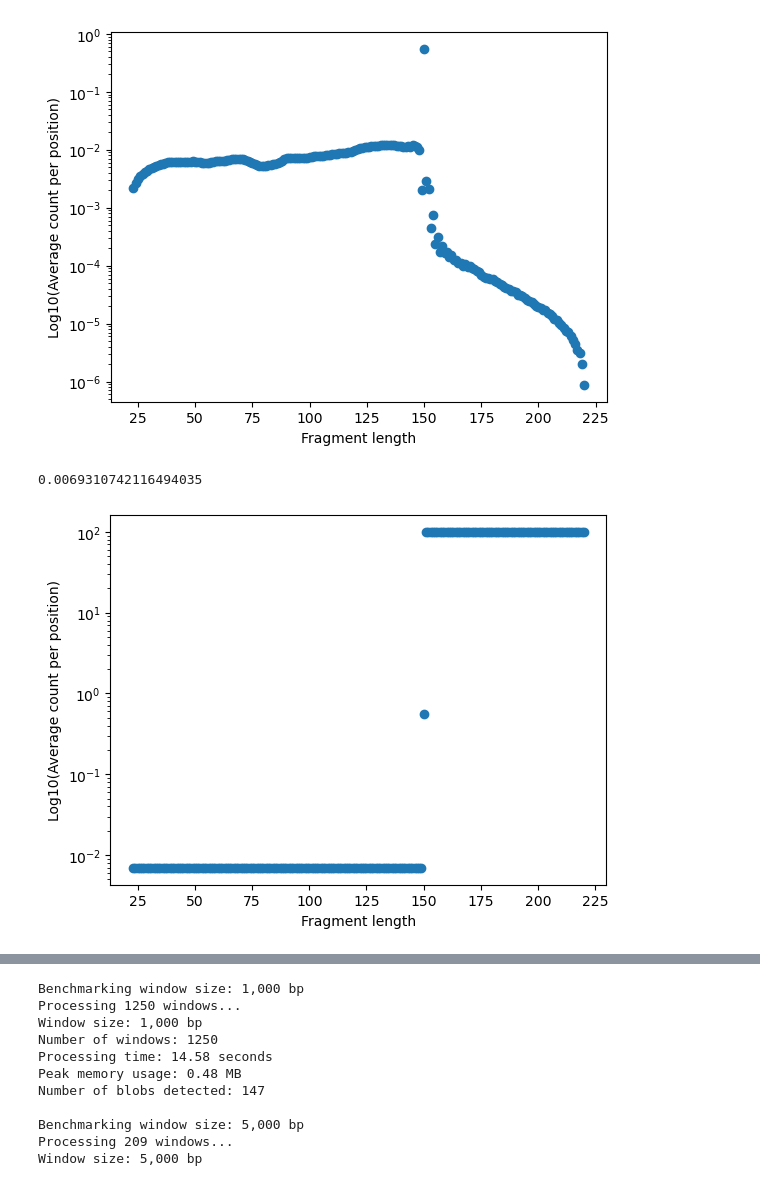
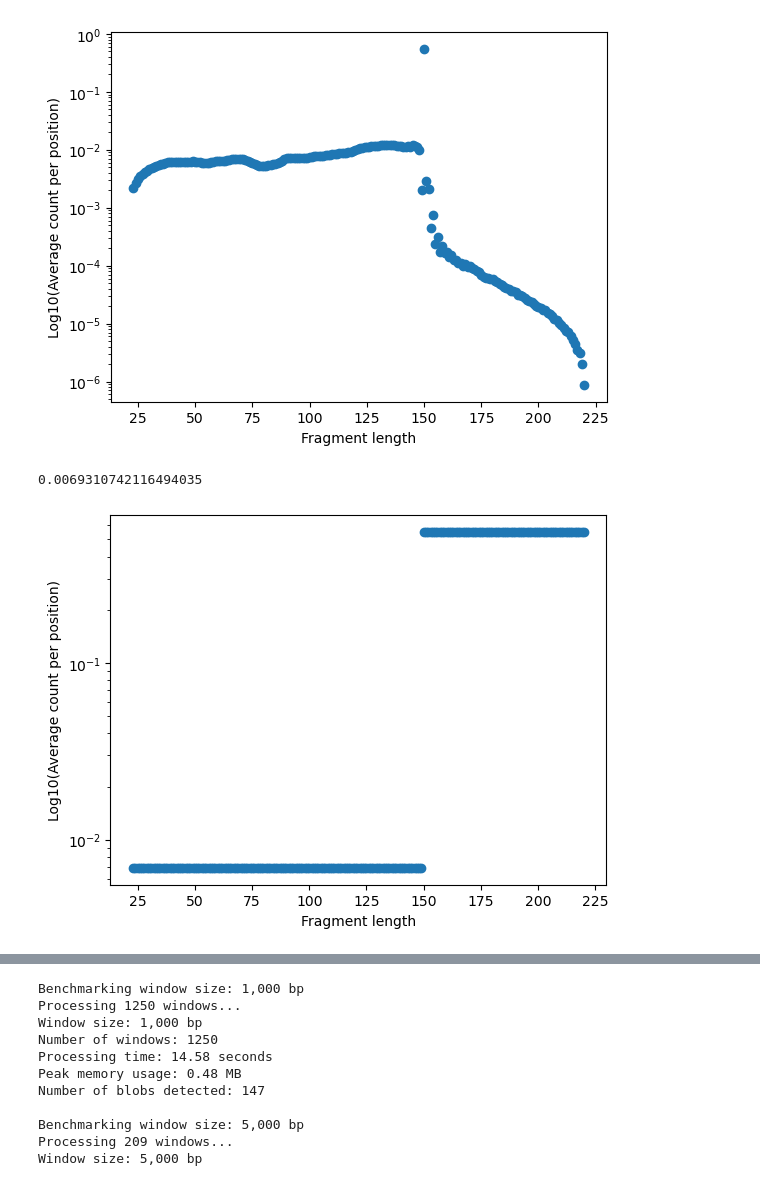
Before and after one commit to aryeelab/foci-3d, a Jupyter notebook: code/footprinting.ipynb, the cells around one changed output, grey strips where cells are left out. Saved outputs shown, nothing was run; the diff lists cells and outputs as text; code cells hidden in the pictures.

```diff
--- a/code/footprinting.ipynb
+++ b/code/footprinting.ipynb
@@ -52,22 +52,22 @@ plt.show()
 # %%
 # Replace all avg_by_len values for length <150 by the median of the values for length <150
 median = np.median([v for k, v in avg_by_len.items() if k < 150])
 for k in avg_by_len:
     if k < 150:
         avg_by_len[k] = median
     if k > 150:
-        avg_by_len[k] = 100
+        avg_by_len[k] = avg_by_len[150]
 
 print(median)
 # Plot log10(avg_by_len) - scatter plot
 plt.scatter(avg_by_len.keys(), list(avg_by_len.values()))
 plt.yscale('log')
 plt.xlabel('Fragment length')
 plt.ylabel('Log10(Average count per position)')
 plt.show()
 # %% [output]
 0.0069310742116494035
-[figure, old version]
+[figure, new version]
 # %%
 ### Plot an example region
 # Gins4 chr8:23226610-23237668 (-)
```
Also changed, not shown: parts of 8 cells of this notebook, 1 other file.
